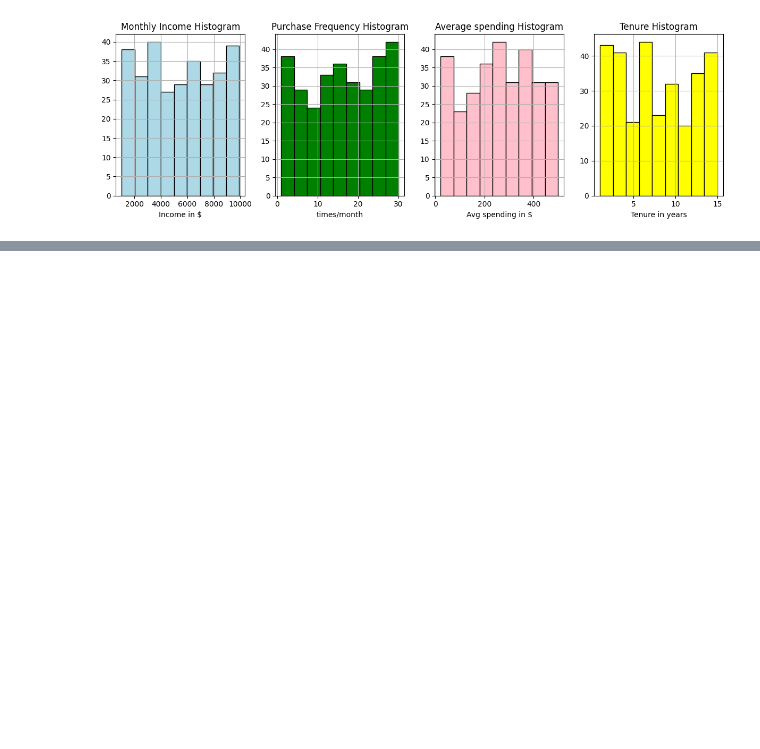
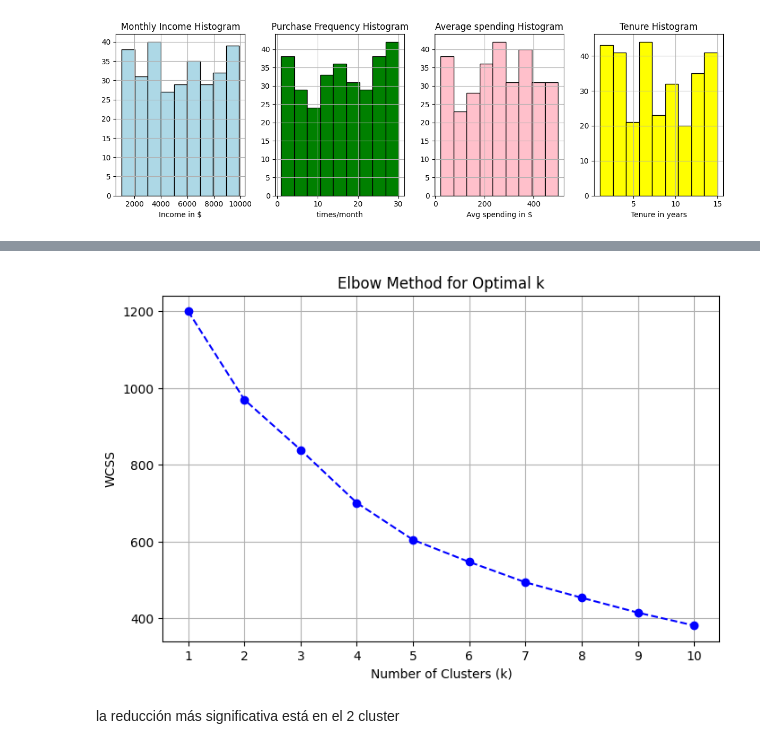
Before and after one commit to amnzmj/analisis-de-datos, a Jupyter notebook: tercer parcial/Customer Segmentation Based on Consumption Habits.ipynb, the cells around one changed output, grey strips where cells are left out. Drawn from its saved outputs; the diff is of its cells as text; code cells hidden in the pictures; blank space fills up the shorter version.

Commit message:
preparación de datos, kmeans, PCA, clustering, silhouette

```diff
--- a/tercer parcial/Customer Segmentation Based on Consumption Habits.ipynb
+++ b/tercer parcial/Customer Segmentation Based on Consumption Habits.ipynb
@@ -129,0 +172,29 @@ No parece haber un sesgo definido, solo en avg spending en 250
+# %%
+from sklearn.cluster import KMeans
+from sklearn.preprocessing import StandardScaler
+from sklearn.decomposition import PCA
+
+#escalar datos
+scaler = StandardScaler()
+scaled_data = scaler.fit_transform(customer_data)
+# %%
+# Compute WCSS for different values of k
+wcss = []
+k_range = range(1, 11)  # Test k from 1 to 10
+for k in k_range:
+    kmeans = KMeans(n_clusters=k, random_state=9)
+    kmeans.fit(scaled_data)
+    wcss.append(kmeans.inertia_)
+# %%
+plt.figure(figsize=(8, 5))
+plt.plot(k_range, wcss, marker='o', linestyle='--', color='b')
+plt.title('Elbow Method for Optimal k')
+plt.xlabel('Number of Clusters (k)')
+plt.ylabel('WCSS')
+plt.xticks(k_range)
+plt.grid(True)
+plt.show()
+# %% [output]
+[figure, added]
+# %% [markdown]
+la reducción más significativa está en el 2 cluster
```
Also changed, not shown: parts of 14 cells of this notebook.
